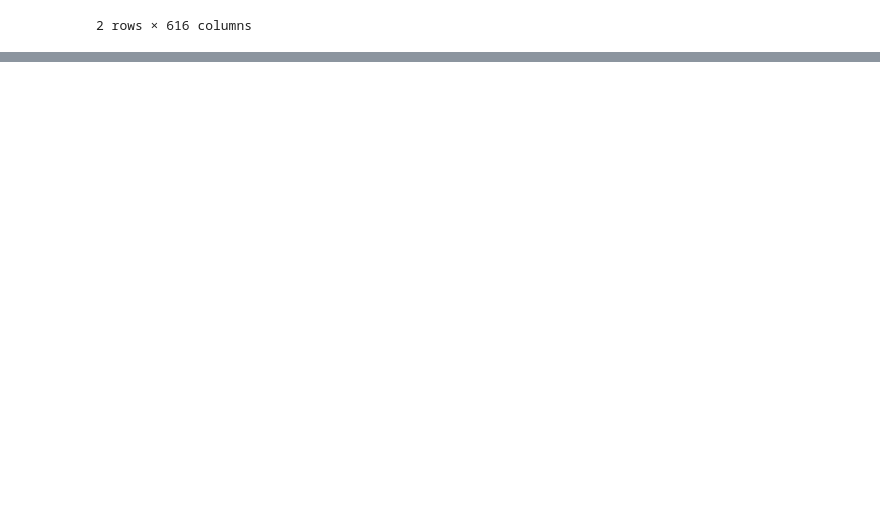
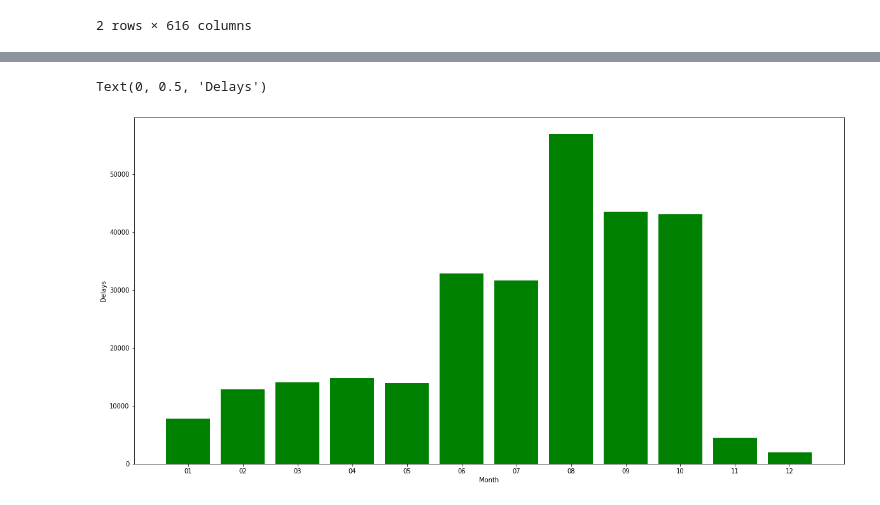
Before and after one commit to jh2851/-PR21JHKJNKSS, a Jupyter notebook: Zamude_vlakov.ipynb, the cells around one changed output, grey strips where cells are left out. Cells and saved outputs as stored; diff of their text form; code cells hidden in the pictures; blank space fills up the shorter version.

```diff
--- a/Zamude_vlakov.ipynb
+++ b/Zamude_vlakov.ipynb
@@ -177,0 +210,9 @@ df
+# %%
+plt.figure(figsize=(20, 10))
+#plt.xticks(rotation=90)
+plt.bar(sort_ts_delays_e.keys(), sort_ts_delays_e.values(),color="green")
+plt.xlabel("Month")
+plt.ylabel("Delays")
+# %% [output]
+Text(0, 0.5, 'Delays')
+[figure, added]
```
Also changed, not shown: parts of 10 cells of this notebook.
